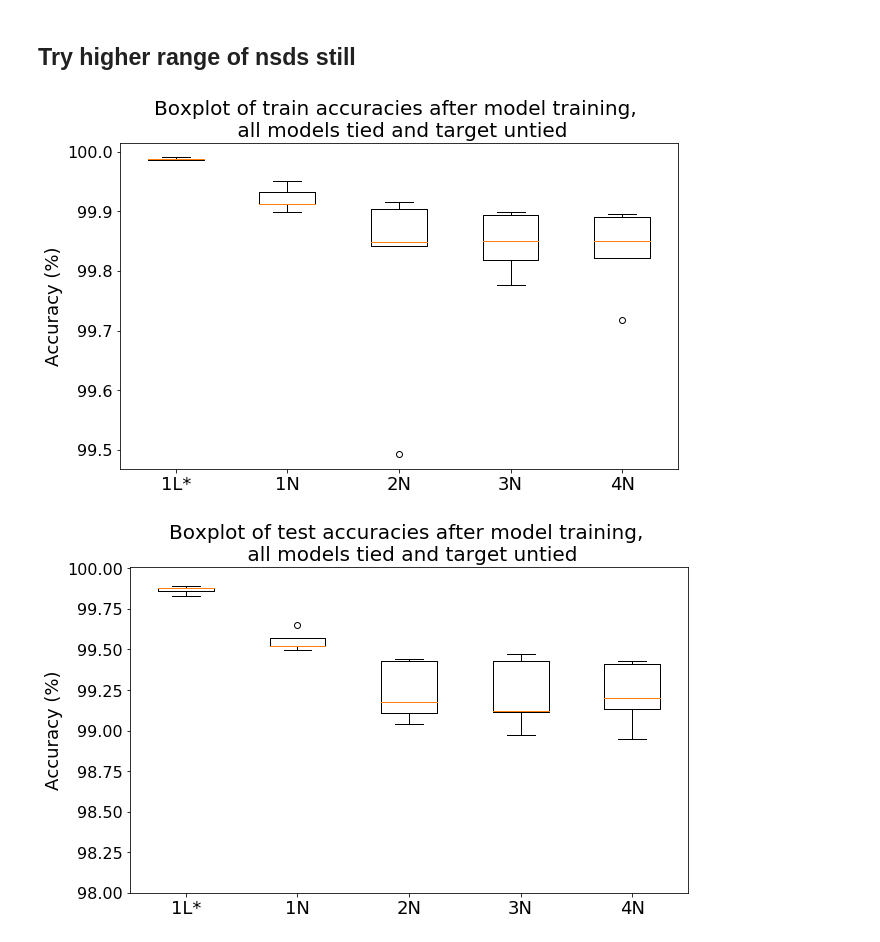
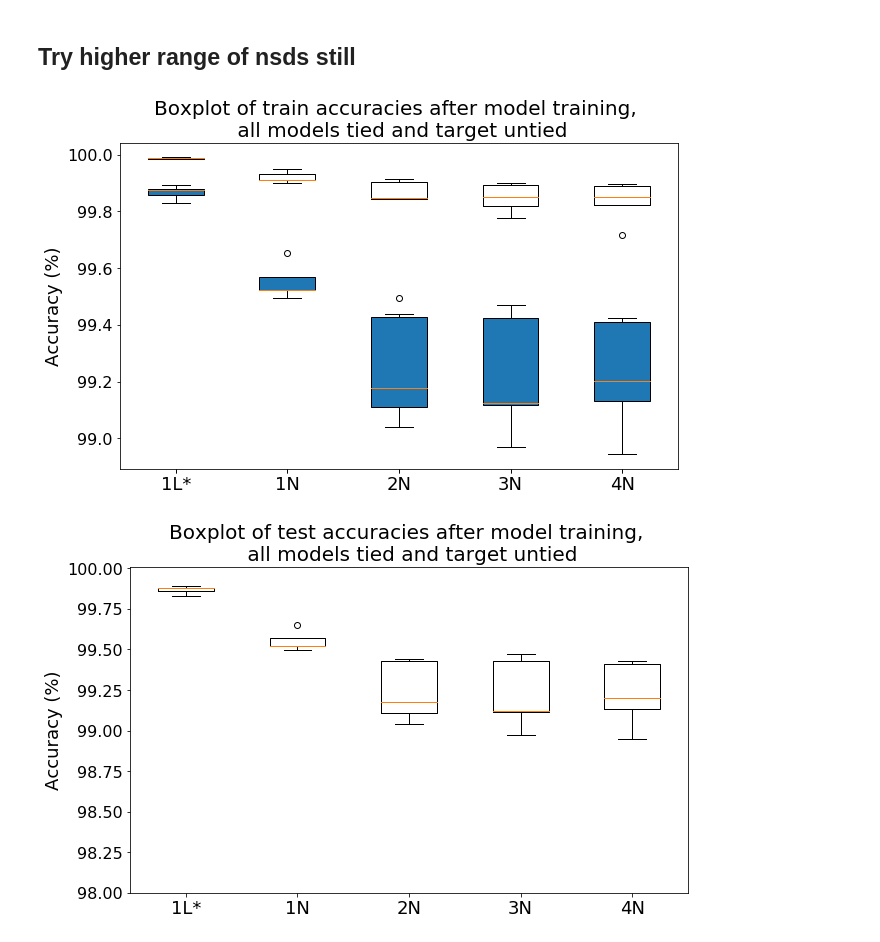
Before and after one commit to eap40/iib-neuro-proj, a Jupyter notebook: Notebooks/training_build3.ipynb, the cells around one changed output. Drawn from its saved outputs; the diff is of its cells as text; code cells hidden in the pictures.

Commit message:
More experiements in validating fitting procedure for 1L targets, trained models 1L-4N

```diff
--- a/Notebooks/training_build3.ipynb
+++ b/Notebooks/training_build3.ipynb
@@ -1069,8 +1069,8 @@ test_inputs = inputs[:, -n_test:]
 # do we overfit straight away
 # reload parameters, create models with them and extract accuracy metrics
 
-train_accs_list_tu4=[]
-test_accs_list_tu4=[]
+train_accs_list_tun4=[]
+test_accs_list_tun4=[]
 
 for j in range(len(target_params_list)):
     params_1l = trained_params_list[j][0]
@@ -1102,7 +1102,7 @@ for j in range(len(target_params_list)):
     for i in range(len(hln_4n.params)):
         hln_4n.params[i].assign(params_4n[i])
 
-    target_model=hLN_Model(Jc=Jc_1l, Wce=Wce_1l, Wci=Wci_1l, sig_on=tf.constant([False]))
+    target_model=hLN_Model(Jc=Jc_1l, Wce=Wce_1l, Wci=Wci_1l, sig_on=tf.constant([True]))
 
     for i in range(len(target_model.params)):
         target_model.params[i].assign(target_params_list[j][i])
@@ -1124,8 +1124,8 @@ for j in range(len(target_params_list)):
         train_accs.append([train_acc.numpy()])
         test_accs.append(test_acc.numpy())
 
-    train_accs_list_tu4.append(train_accs)
-    test_accs_list_tu4.append(test_accs)
+    train_accs_list_tun4.append(train_accs)
+    test_accs_list_tun4.append(test_accs)
 # %%
 inputs.shape
 # %% [output]
@@ -1639,23 +1639,23 @@ plt.show()
 # %%
 train_accs_arr = np.squeeze(np.clip(np.array(train_accs_list_tu4), a_min=-10000, a_max=None))
 test_accs_arr = np.squeeze(np.clip(np.array(test_accs_list_tu4), a_min=-10000, a_max=None))
 
 train_accs = np.array(train_accs_arr, ndmin=2)
 test_accs = np.array(test_accs_arr, ndmin=2)
 fig, ax = plt.subplots()
 fig.set_size_inches(10, 6)
 ax.set_title('Boxplot of train accuracies after model training, \n all models tied and target untied', fontsize=20)
 ax.boxplot(train_accs_arr)
-# ax.boxplot(test_accs_arr, patch_artist=True)
+ax.boxplot(test_accs_arr, patch_artist=True)
 ax.set_xticklabels(['1L*', '1N', '2N', '3N', '4N'], fontsize=18)
 ax.tick_params(axis='y', labelsize=16)
 ax.set_ylabel("Accuracy (%)", fontsize=18)
 # ax.set_ylim(98,100.01)
 # ax.set_ylim(100)
 
 plt.show()
 # %% [output]
-[figure, old version]
+[figure, new version]
 # %%
 fig, ax = plt.subplots()
 fig.set_size_inches(10, 6)
```
Also changed, not shown: parts of 12 cells of this notebook.
